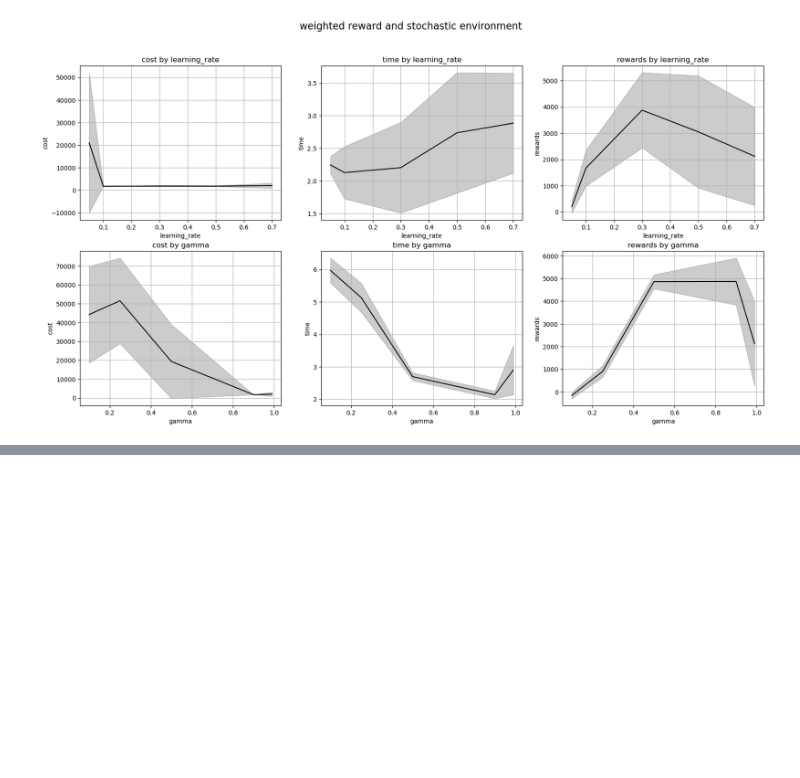
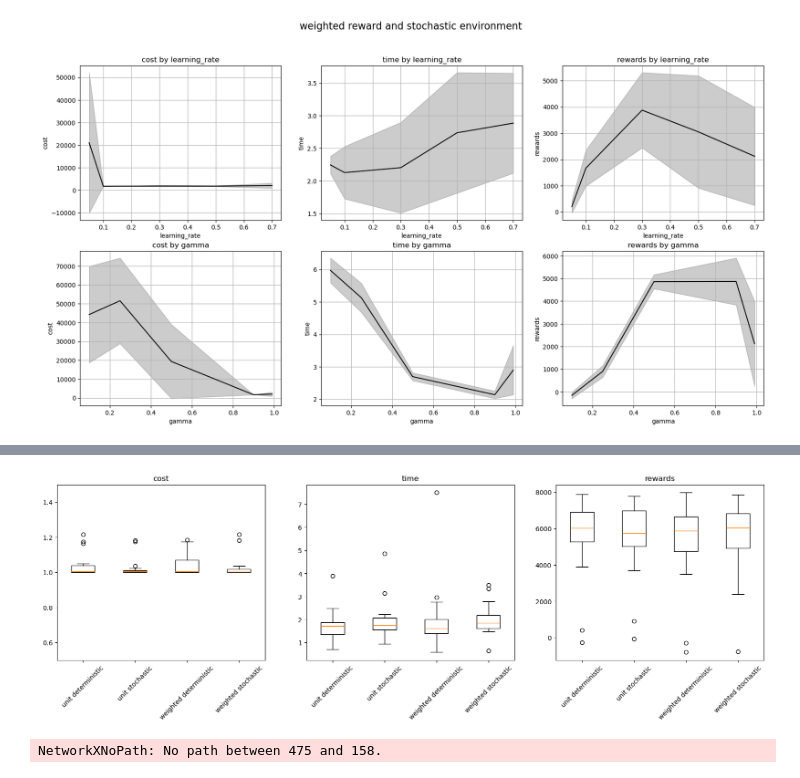
Before and after one commit to vivirodrigues/RL_Routing, a Jupyter notebook: Model_QLearning.ipynb, the cells around one changed output, grey strips where cells are left out. Drawn from its saved outputs; the diff is of its cells as text; code cells hidden in the pictures; blank space fills up the shorter version.

Commit message:
more two experiments

```diff
--- a/Model_QLearning.ipynb
+++ b/Model_QLearning.ipynb
@@ -309,7 +309,7 @@ def plot_few_steps_policy(G, policy, source, target, steps=5):
 
         # verify if there is a edge between i and dest, if not, continue
         if (state, dest) not in G.edges:
-            raise ValueError(f"There is no edge between {state} and {dest}")
+            continue
 
         plt.arrow(
             G.nodes[state]["x"],
@@ -546,0 +608,38 @@ for i, seed in enumerate(seeds[:3]):
+# %%
+agent_params = {
+    "n_episodes" : 1000,
+    "max_steps" : 1000,
+    "learning_rate" : 0.6,
+    "gamma" : 0.7,
+}
+for scheme in ["unit", "weighted"]:
+    for simul in ["deterministic", "stochastic"]:
+        env = Environment(G, 0, 1, scheme, simul)
+        results_general = experiment_handler2(
+            seeds,
+            env,
+            agent_params,
+        )
+        pd.DataFrame(results_general).to_json(f"results/{scheme}_{simul}_general.json")
+# %%
+
+fig, axs = plt.subplots(nrows = 1, ncols = 3, figsize = (20, 5))
+for i, metric in enumerate(["cost", "time", "rewards"]):
+    results_to_plot = []
+    for scheme in ["unit", "weighted"]:
+        for simul in ["deterministic", "stochastic"]:
+            result = pd.read_json(f"results/{scheme}_{simul}_general.json")
+            result["rewards"] = result["rewards"].apply(np.mean)
+            results_to_plot.append(result[metric])
+    axs[i].boxplot(results_to_plot)
+    if i == 0:
+        axs[i].set_ylim(0.5, 1.5)
+
+    axs[i].set_xticklabels(["unit deterministic", "unit stochastic", "weighted deterministic", "weighted stochastic"], rotation = 45)
+    axs[i].set_title(metric)
+# %% [output]
+[figure, added]
+# %%
+nx.shortest_path_length(G, 475, 158)
+# %% [output]
+NetworkXNoPath: No path between 475 and 158.
```
Also changed, not shown: parts of 7 cells of this notebook.
